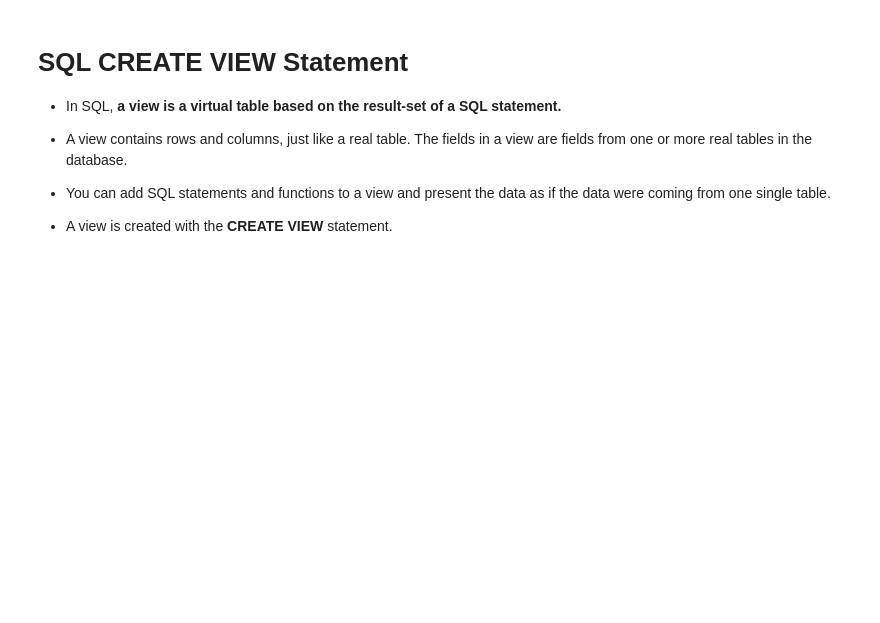
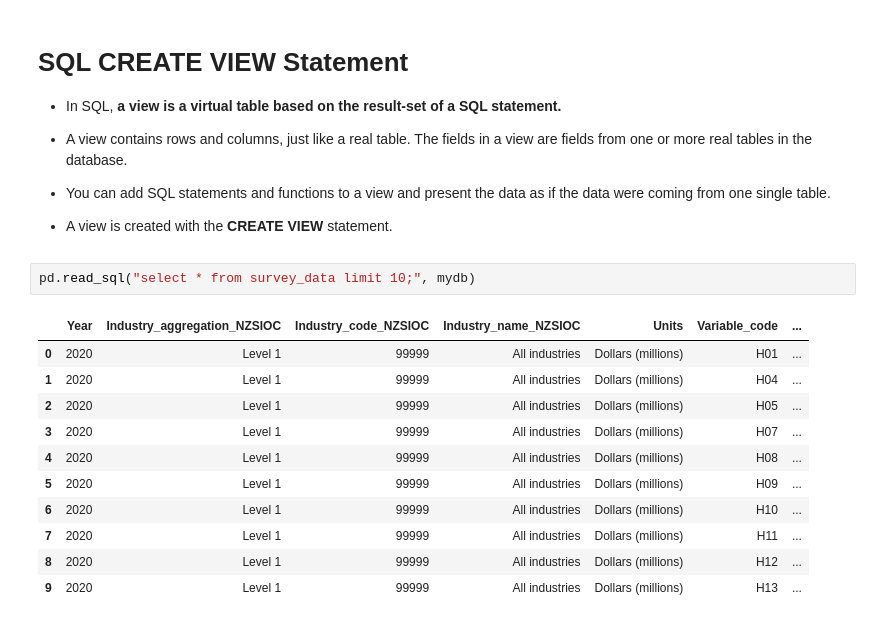
Before and after one commit to shivananda-sonwane/practice-on-daily-basis, a Jupyter notebook: 3. Databases/in1__SQL and Python/in2__MySQL documentation (re-executing queries).ipynb, the cells around one changed output. Drawn from its saved outputs; the diff is of its cells as text; blank space fills up the shorter version.

```diff
--- a/3. Databases/in1__SQL and Python/in2__MySQL documentation (re-executing queries).ipynb
+++ b/3. Databases/in1__SQL and Python/in2__MySQL documentation (re-executing queries).ipynb
@@ -2078,3 +2072,17 @@ pd.read_sql("SELECT * FROM persons1;", mydb)
  - You can add SQL statements and functions to a view and present the data as if the data were coming from one single table.
 
  - A view is created with the **CREATE VIEW** statement.
+# %%
+pd.read_sql("select * from survey_data limit 10;", mydb)
+# %% [output]
+|  | Year | Industry_aggregation_NZSIOC | Industry_code_NZSIOC | Industry_name_NZSIOC | Units | Variable_code | ... |
+| 0 | 2020 | Level 1 | 99999 | All industries | Dollars (millions) | H01 | ... |
+| 1 | 2020 | Level 1 | 99999 | All industries | Dollars (millions) | H04 | ... |
+| 2 | 2020 | Level 1 | 99999 | All industries | Dollars (millions) | H05 | ... |
+| 3 | 2020 | Level 1 | 99999 | All industries | Dollars (millions) | H07 | ... |
+| 4 | 2020 | Level 1 | 99999 | All industries | Dollars (millions) | H08 | ... |
+| 5 | 2020 | Level 1 | 99999 | All industries | Dollars (millions) | H09 | ... |
+| 6 | 2020 | Level 1 | 99999 | All industries | Dollars (millions) | H10 | ... |
+| 7 | 2020 | Level 1 | 99999 | All industries | Dollars (millions) | H11 | ... |
+| 8 | 2020 | Level 1 | 99999 | All industries | Dollars (millions) | H12 | ... |
+| 9 | 2020 | Level 1 | 99999 | All industries | Dollars (millions) | H13 | ... |
```
Also changed, not shown: parts of 58 cells of this notebook.
